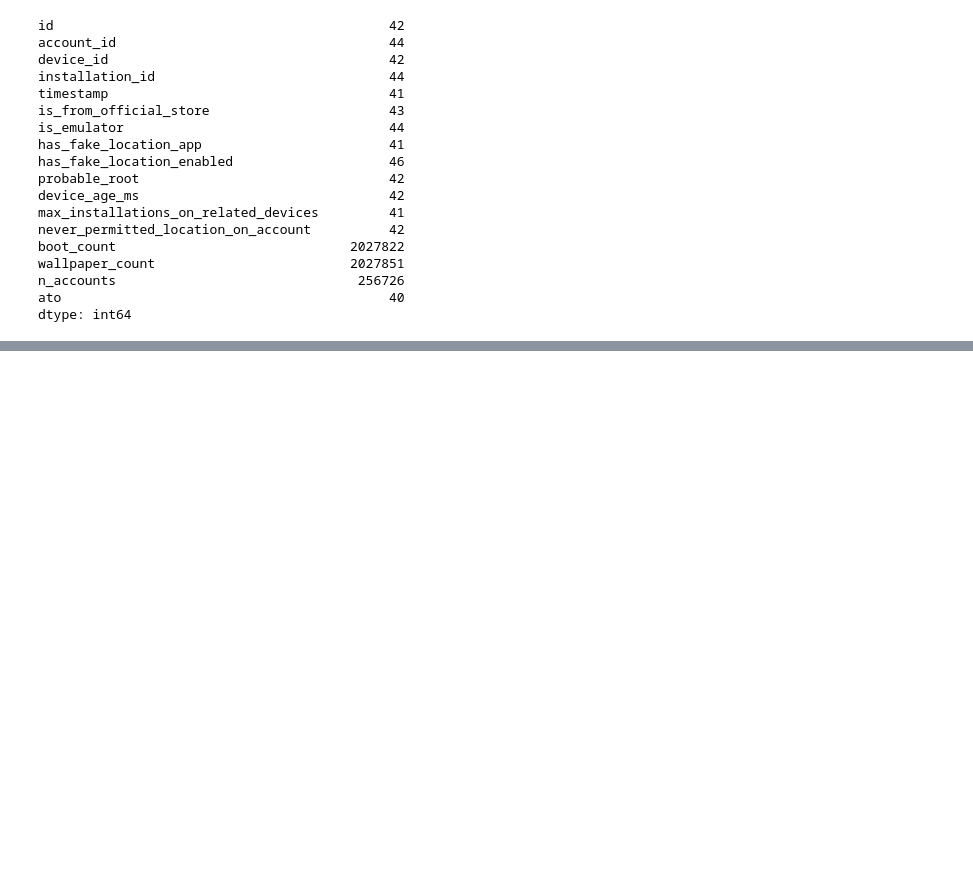
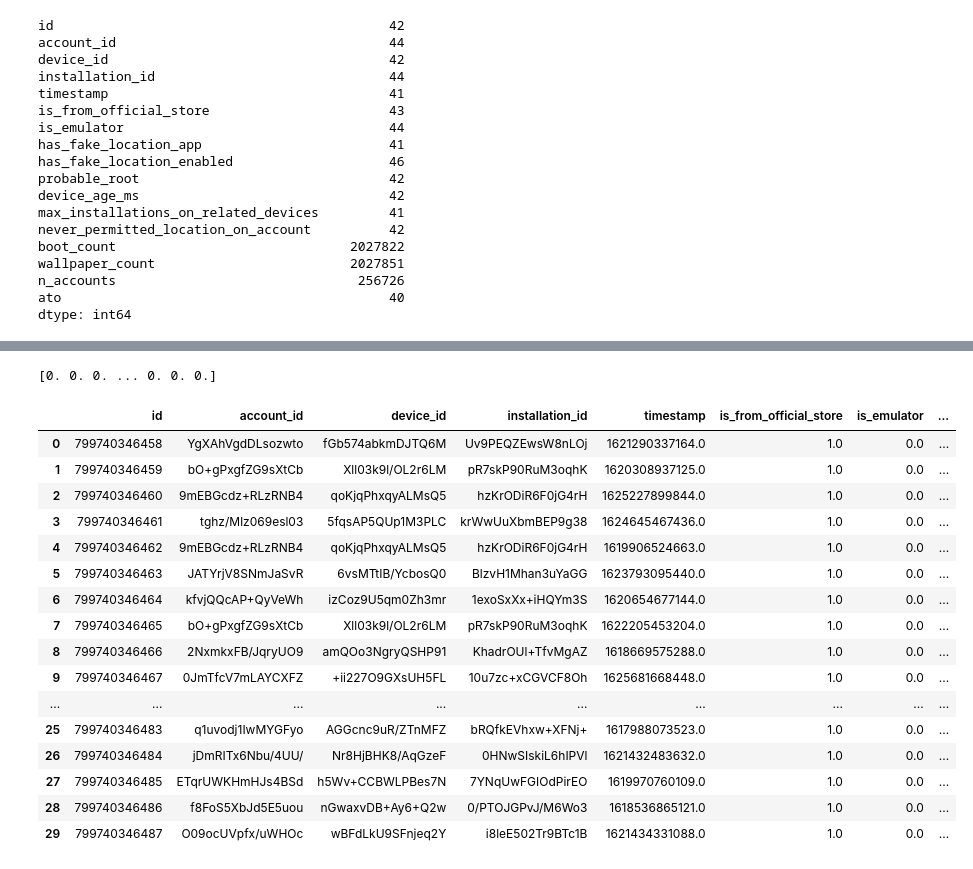
Before and after one commit to pedrosena138/projeto-if997, a Jupyter notebook: Projeto.ipynb, the cells around one changed output, grey strips where cells are left out. Saved outputs shown, nothing was run; the diff lists cells and outputs as text; code cells hidden in the pictures; blank space fills up the shorter version.

Commit message:
Coluna de acesso em diferentes dispositivos

```diff
--- a/Projeto.ipynb
+++ b/Projeto.ipynb
@@ -215,0 +208,6 @@ Demorou: 31.046228647232056 segundos
+# %%
+new_dataframe = limparBd(new_dataframe)
+new_dataframe['timestamp'] = new_dataframe['timestamp'].fillna(0)
+new_dataframe['wallpaper_count'] = new_dataframe['wallpaper_count'].fillna(0)
+new_dataframe['boot_count'] = new_dataframe['boot_count'].fillna(0)
+new_dataframe['device_age_ms'] = new_dataframe['device_age_ms'].fillna(0)
@@ -220,7 +223,7 @@ def adicionaData(df):
     dados = df.to_numpy()
     datas = []
     for linha in dados:
-        timestamp = int(linha[4]/1000)
+        timestamp = linha[4]/1000
         dataHora = datetime.fromtimestamp(timestamp)
         datas.append(dataHora)
     df = pd.DataFrame(dados, columns=colunas)
@@ -234,0 +255,3 @@ ValueError: cannot convert float NaN to integer
+# %%
+new_dataframe = adicionaColunaContas(new_dataframe)
+new_dataframe.head(5)
@@ -234,0 +265,53 @@ ValueError: cannot convert float NaN to integer
+# %%
+def adicionaColunaAcessoVariosDispositivos(df):
+    colunas = df.columns
+    dados = df.to_numpy()
+    colunaAcessos = np.empty(len(df))
+    quantidadeAcessos = {}
+    cont = 0
+
+    for linha in dados:
+        account_id = linha[1]
+        device_id = linha[2]
+        if account_id not in quantidadeAcessos:
+            quantidadeAcessos[account_id] = [device_id, 1, []]
+        elif device_id != quantidadeAcessos[account_id][0]:
+            quantidadeAcessos[account_id][1] += 1
+        quantidadeAcessos[account_id][2].append(cont)
+        cont += 1
+    print(colunaAcessos)
+
+    for acc in quantidadeAcessos:
+        if quantidadeAcessos[acc][1] > 1:
+            for i in quantidadeAcessos[acc][2]:
+                colunaAcessos[i] = True
+        else:
+            for i in quantidadeAcessos[acc][2]:
+                colunaAcessos[i] = False
+
+    df = pd.DataFrame(dados, columns=colunas)
+    df["has_access_on_different_devices"] = colunaAcessos
+    df.to_parquet("teste.parquet4")
+    return df
+# %%
+new_dataframe = adicionaColunaAcessoVariosDispositivos(new_dataframe)
+new_dataframe.head(30)
+# %% [output]
+[0. 0. 0. ... 0. 0. 0.]
+|  | id | account_id | device_id | installation_id | timestamp | is_from_official_store | is_emulator | ... |
+| 0 | 799740346458 | YgXAhVgdDLsozwto | fGb574abkmDJTQ6M | Uv9PEQZEwsW8nLOj | 1621290337164.0 | 1.0 | 0.0 | ... |
+| 1 | 799740346459 | bO+gPxgfZG9sXtCb | Xll03k9l/OL2r6LM | pR7skP90RuM3oqhK | 1620308937125.0 | 1.0 | 0.0 | ... |
+| 2 | 799740346460 | 9mEBGcdz+RLzRNB4 | qoKjqPhxqyALMsQ5 | hzKrODiR6F0jG4rH | 1625227899844.0 | 1.0 | 0.0 | ... |
+| 3 | 799740346461 | tghz/Mlz069esl03 | 5fqsAP5QUp1M3PLC | krWwUuXbmBEP9g38 | 1624645467436.0 | 1.0 | 0.0 | ... |
+| 4 | 799740346462 | 9mEBGcdz+RLzRNB4 | qoKjqPhxqyALMsQ5 | hzKrODiR6F0jG4rH | 1619906524663.0 | 1.0 | 0.0 | ... |
+| 5 | 799740346463 | JATYrjV8SNmJaSvR | 6vsMTtIB/YcbosQ0 | BlzvH1Mhan3uYaGG | 1623793095440.0 | 1.0 | 0.0 | ... |
+| 6 | 799740346464 | kfvjQQcAP+QyVeWh | izCoz9U5qm0Zh3mr | 1exoSxXx+iHQYm3S | 1620654677144.0 | 1.0 | 0.0 | ... |
+| 7 | 799740346465 | bO+gPxgfZG9sXtCb | Xll03k9l/OL2r6LM | pR7skP90RuM3oqhK | 1622205453204.0 | 1.0 | 0.0 | ... |
+| 8 | 799740346466 | 2NxmkxFB/JqryUO9 | amQOo3NgryQSHP91 | KhadrOUl+TfvMgAZ | 1618669575288.0 | 1.0 | 0.0 | ... |
+| 9 | 799740346467 | 0JmTfcV7mLAYCXFZ | +ii227O9GXsUH5FL | 10u7zc+xCGVCF8Oh | 1625681668448.0 | 1.0 | 0.0 | ... |
+| ... | ... | ... | ... | ... | ... | ... | ... | ... |
+| 25 | 799740346483 | q1uvodj1IwMYGFyo | AGGcnc9uR/ZTnMFZ | bRQfkEVhxw+XFNj+ | 1617988073523.0 | 1.0 | 0.0 | ... |
+| 26 | 799740346484 | jDmRITx6Nbu/4UU/ | Nr8HjBHK8/AqGzeF | 0HNwSIskiL6hIPVl | 1621432483632.0 | 1.0 | 0.0 | ... |
+| 27 | 799740346485 | ETqrUWKHmHJs4BSd | h5Wv+CCBWLPBes7N | 7YNqUwFGIOdPirEO | 1619970760109.0 | 1.0 | 0.0 | ... |
+| 28 | 799740346486 | f8FoS5XbJd5E5uou | nGwaxvDB+Ay6+Q2w | 0/PTOJGPvJ/M6Wo3 | 1618536865121.0 | 1.0 | 0.0 | ... |
+| 29 | 799740346487 | O09ocUVpfx/uWHOc | wBFdLkU9SFnjeq2Y | i8leE502Tr9BTc1B | 1621434331088.0 | 1.0 | 0.0 | ... |
```
Also changed, not shown: parts of 6 cells of this notebook.
